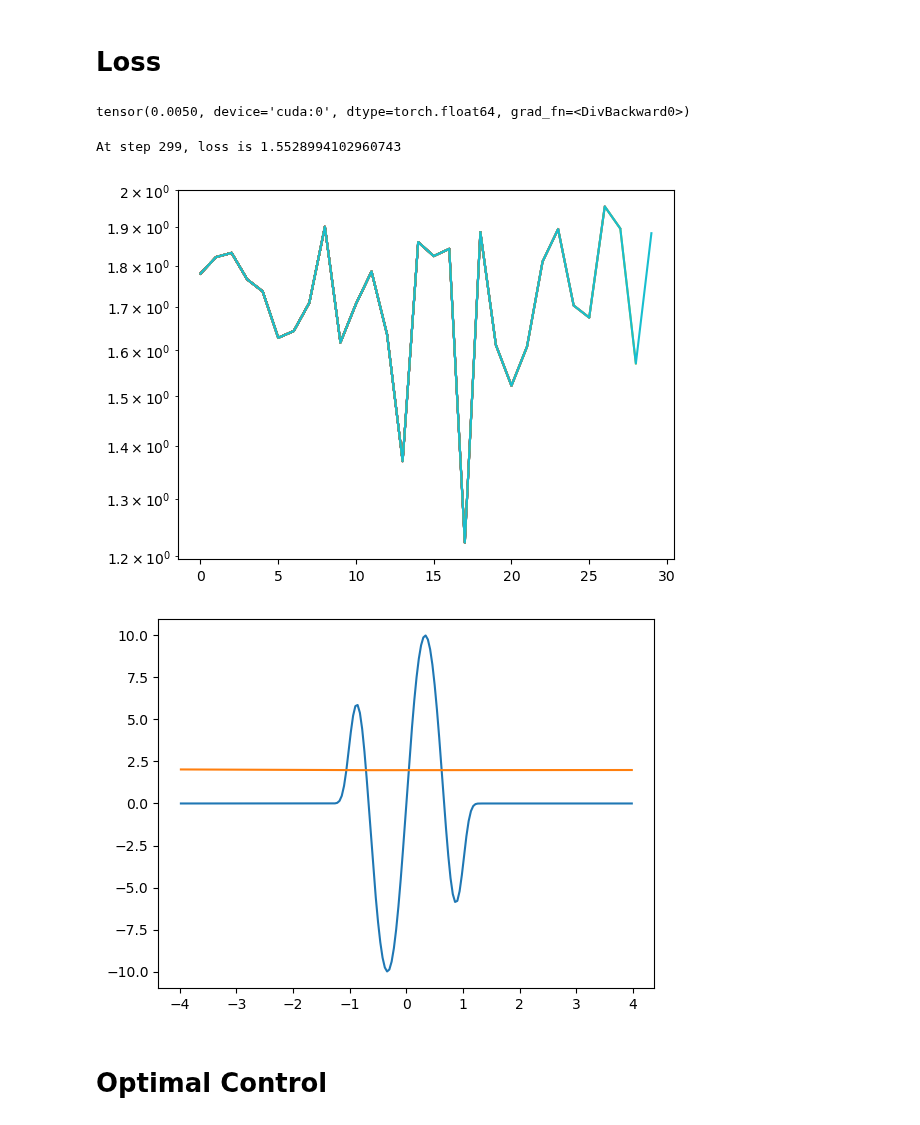
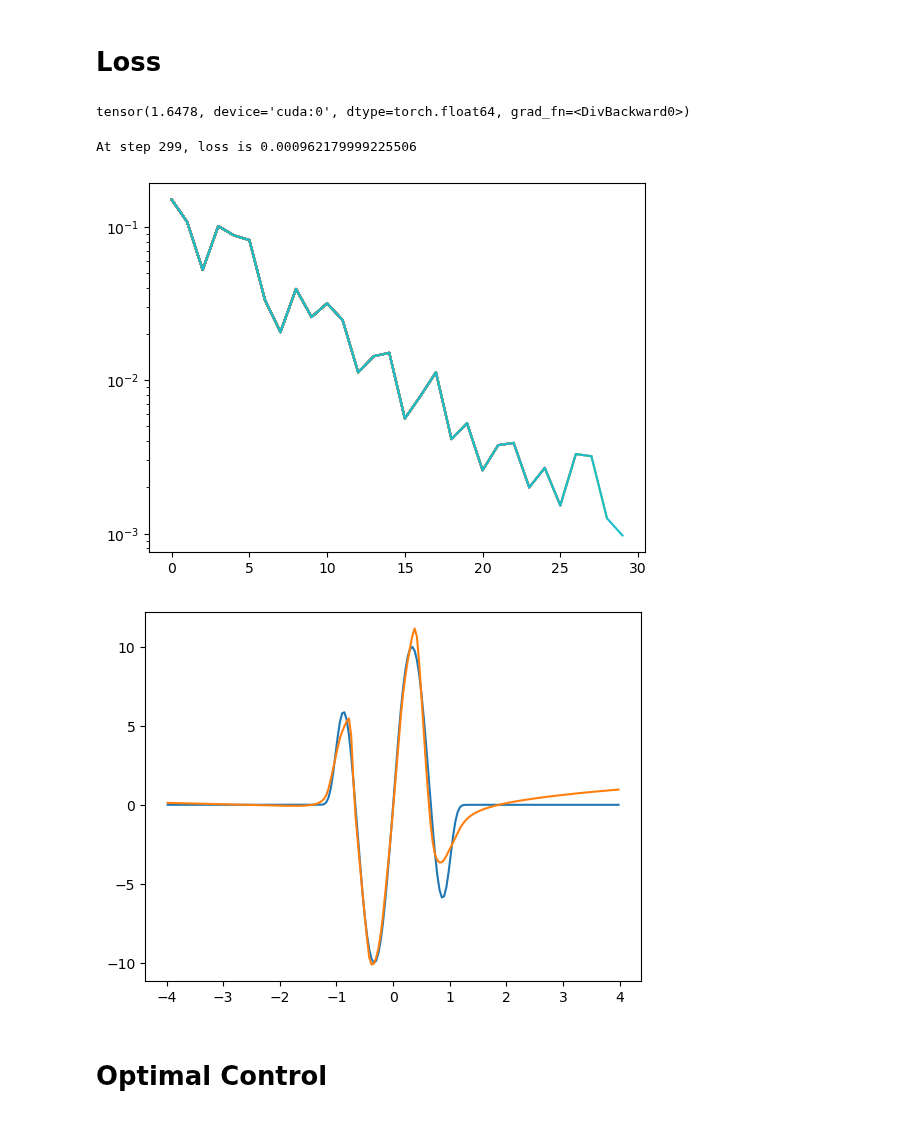
Before and after one commit to brownadder/expsolve, a Jupyter notebook: examples/fourier/torch-play.ipynb, the cells around one changed output. Saved outputs shown, nothing was run; the diff lists cells and outputs as text; code cells hidden in the pictures.

```diff
--- a/examples/fourier/torch-play.ipynb
+++ b/examples/fourier/torch-play.ipynb
@@ -38,7 +38,7 @@ n = 200
 L = 4
 xr = [-L, L]
 X = ex.grid1d(n, xr)                    # plot versions
-V = 10.*exp(-x**8/1)*sin(1.5*pi*x)      # plot versions
+V = 10.*exp(-X**8/1)*sin(1.5*pi*X)      # plot versions
 
 x = X.to(device)                        # computational versions - possibly on GPU
 v = V.to(device)                        # computational versions - possibly on GPU
@@ -96,11 +96,11 @@ class GaussianWavefunctions(Dataset):
 
     def __getitem__(self, index):
         u0 = ugen(self.sx0, self.svar, self.sw0)
-        uT = self.solver(Vtrue, u0, self.T, self.N)
+        uT = self.solver(v, u0, self.T, self.N)
         return u0, uT
 
 dataset = GaussianWavefunctions(sx0 = 1.0, svar = 0.3, sw0 = 1.5, T = 0.1, N = 20, solver=blanesmoansolver)
-batch_size = 1
+batch_size = 10
 dataloader = DataLoader(dataset, batch_size=batch_size, shuffle=True)
 dataiterator = iter(dataloader)
 # %%
@@ -279,12 +279,12 @@ def lossfn(V, u0batch, uTbatch, solver, T, N):
 
 lossfn(model._potential(), u0, uT, solver=strangsolver, T=0.1, N=20)
 # %% [output]
-tensor(0.0050, device='cuda:0', dtype=torch.float64, grad_fn=<DivBackward0>)
+tensor(1.6478, device='cuda:0', dtype=torch.float64, grad_fn=<DivBackward0>)
 # %%
 %matplotlib inline
 
 # Create an instance of the SimpleNN model
-model = VNN(x, T=0.1, N=40, solver=blanesmoansolver).to(device)
+model = VNN(x, T=0.1, N=20, solver=blanesmoansolver).to(device)
 nn.DataParallel(model).to(device)
 
 nbatch=10
@@ -304,45 +304,45 @@ for step in range(num_steps):
     u0batch, uTrefbatch = next(dataiterator)
     #uTpred = model(u0)
 
-    loss = lossfn(model._potential(), u0batch, uTbatch, solver=strangsolver, T=0.1, N=20)
+    loss = lossfn(model._potential(), u0batch, uTrefbatch, solver=blanesmoansolver, T=0.1, N=20)
 
     # criterion = nn.MSELoss()
 
     # loss = torch.tensor(0., dtype=torch.float64).to(device)
     # for u0, uTref in zip(u0batch, uTrefbatch):
     #     uTpred = model(u0)      # currently the model is not batch parallel. This needs to be fixed deep in expsolve.
     #     loss += criterion(real(uTpred), real(uTref)) + criterion(imag(uTpred), imag(uTref))
 
     # loss = loss/nbatch
 
     # print(f'At step {step}, loss is {loss}')
 
     # Zero the gradients to prevent accumulation
     optimizer.zero_grad()
 
     # Compute gradients
     loss.backward()
 
     if np.mod(step, 10)==0:
         trerror.append(loss.detach().cpu().numpy())
         plt.semilogy(trerror)
         display.display(plt.gcf())
         display.clear_output(wait=True)
 
 
     # Update parameters using the gradients
     optimizer.step()
 
 
 print(f'At step {step}, loss is {loss}')
 # %% [output]
-At step 299, loss is 1.5528994102960743
+At step 299, loss is 0.000962179999225506
-[figure, old version]
+[figure, new version]
 # %%
 plt.plot(X, V)
 plt.plot(X, model.potential())
 plt.show()
 # %% [output]
-[figure, old version]
+[figure, new version]
 # %% [markdown]
 # Optimal Control
```
Also changed, not shown: parts of 5 cells of this notebook.
